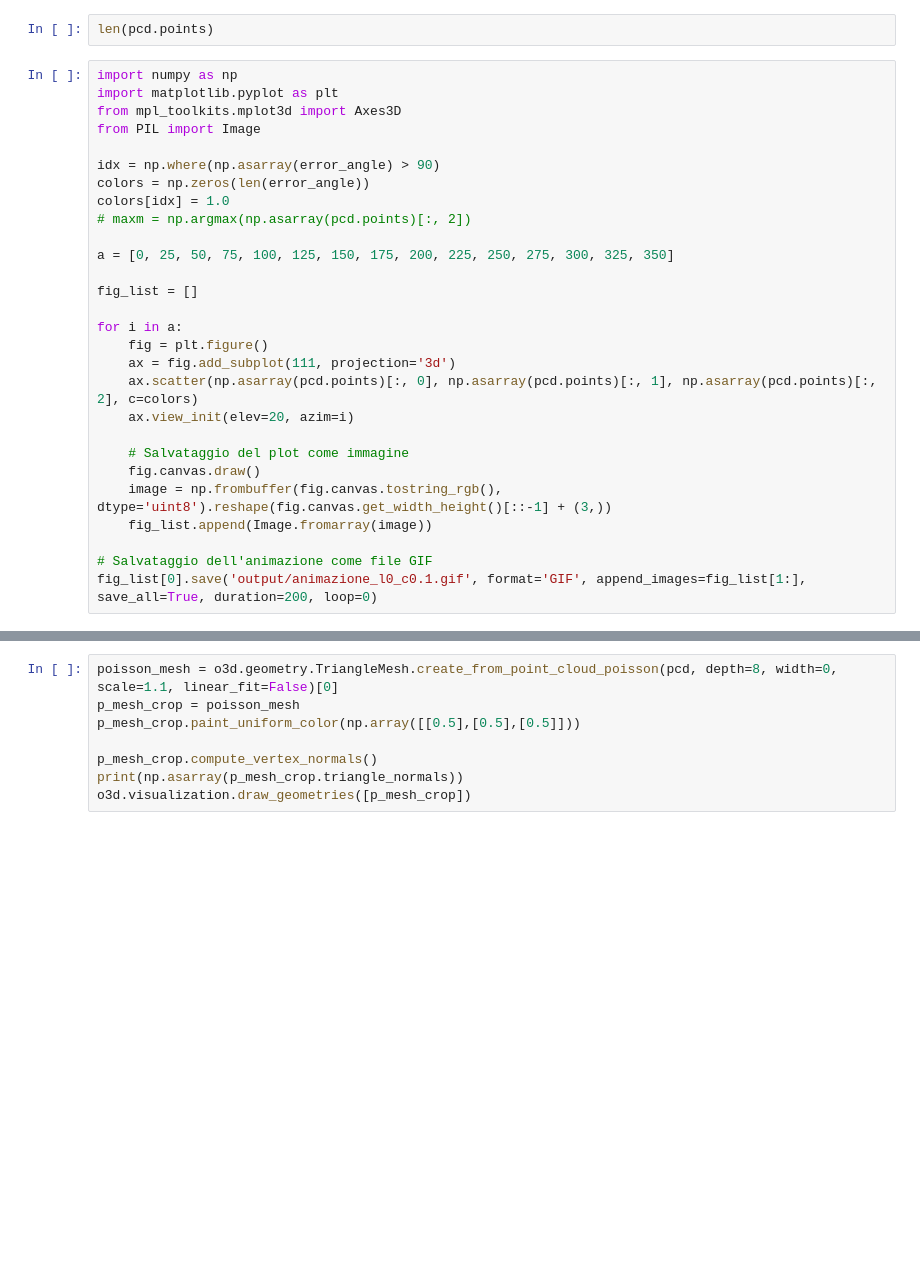
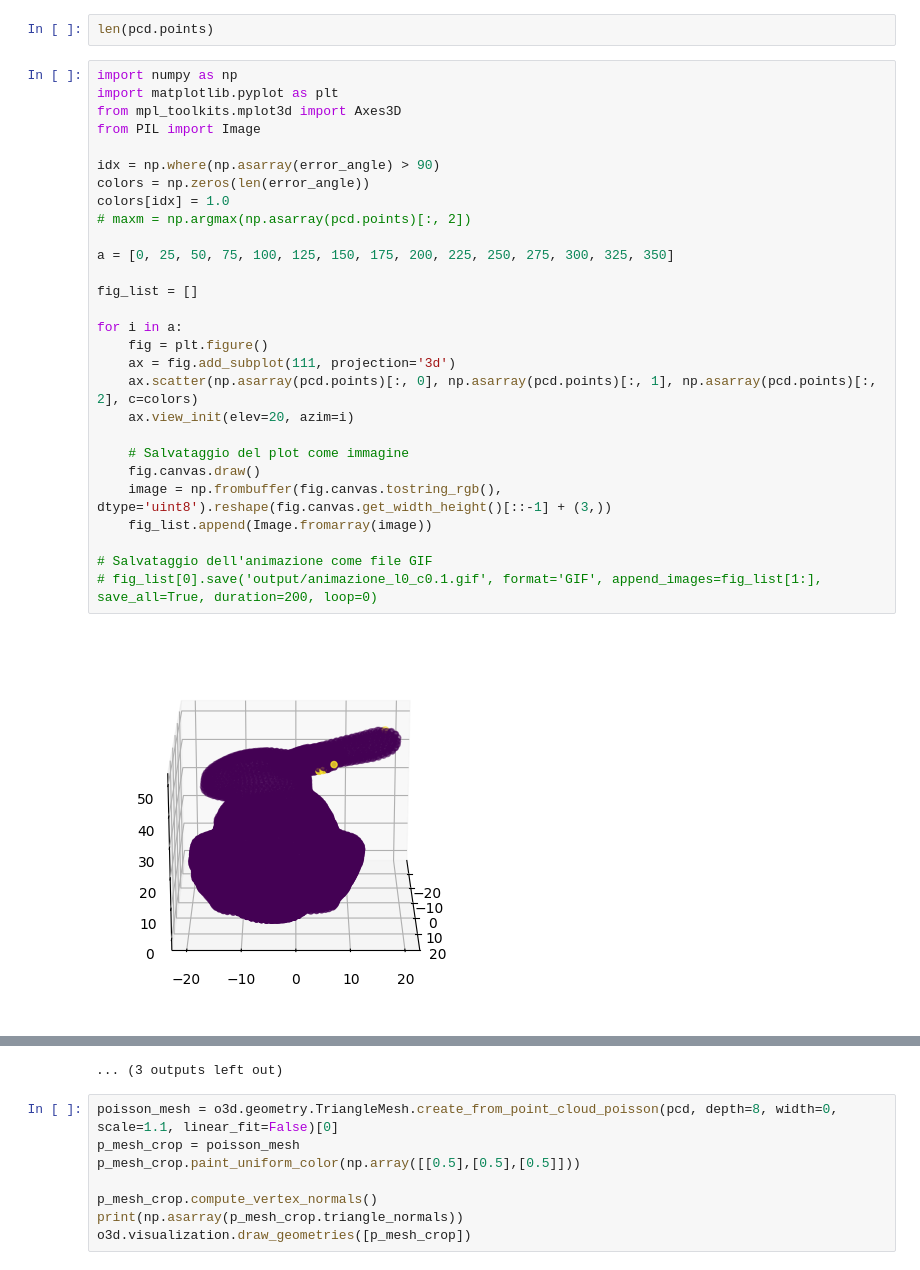
Before and after one commit to eugeniovaretti/MeshReconstructionFromPointCloud, a Jupyter notebook: test_o3d.ipynb, the cells around one changed output, grey strips where cells are left out. Saved outputs shown, nothing was run; the diff lists cells and outputs as text; blank space fills up the shorter version.

```diff
--- a/test_o3d.ipynb
+++ b/test_o3d.ipynb
@@ -150,28 +150,30 @@ len(pcd.points)
 # %%
 import numpy as np
 import matplotlib.pyplot as plt
 from mpl_toolkits.mplot3d import Axes3D
 from PIL import Image
 
 idx = np.where(np.asarray(error_angle) > 90)
 colors = np.zeros(len(error_angle))
 colors[idx] = 1.0
 # maxm = np.argmax(np.asarray(pcd.points)[:, 2])
 
 a = [0, 25, 50, 75, 100, 125, 150, 175, 200, 225, 250, 275, 300, 325, 350]
 
 fig_list = []
 
 for i in a:
     fig = plt.figure()
     ax = fig.add_subplot(111, projection='3d')
     ax.scatter(np.asarray(pcd.points)[:, 0], np.asarray(pcd.points)[:, 1], np.asarray(pcd.points)[:, 2], c=colors)
     ax.view_init(elev=20, azim=i)
 
     # Salvataggio del plot come immagine
     fig.canvas.draw()
     image = np.frombuffer(fig.canvas.tostring_rgb(), dtype='uint8').reshape(fig.canvas.get_width_height()[::-1] + (3,))
     fig_list.append(Image.fromarray(image))
 
 # Salvataggio dell'animazione come file GIF
-fig_list[0].save('output/animazione_l0_c0.1.gif', format='GIF', append_images=fig_list[1:], save_all=True, duration=200, loop=0)
+# fig_list[0].save('output/animazione_l0_c0.1.gif', format='GIF', append_images=fig_list[1:], save_all=True, duration=200, loop=0)
+# %% [output]
+[figure, added]
@@ -178,3 +191,4 @@ fig_list[0].save('output/animazione_l0_c0.1.gif', format='GIF', append_images=fi
+... (3 outputs left out)
 # %%
 poisson_mesh = o3d.geometry.TriangleMesh.create_from_point_cloud_poisson(pcd, depth=8, width=0, scale=1.1, linear_fit=False)[0]
 p_mesh_crop = poisson_mesh
```
Also changed, not shown: parts of 3 cells of this notebook.
